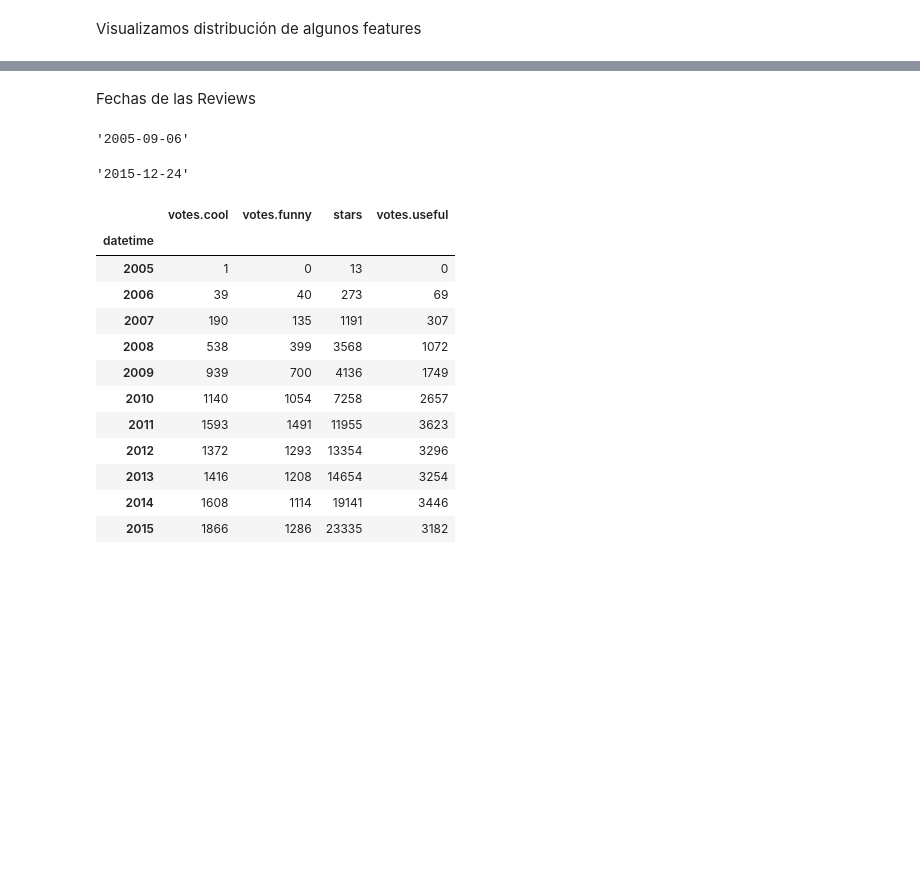
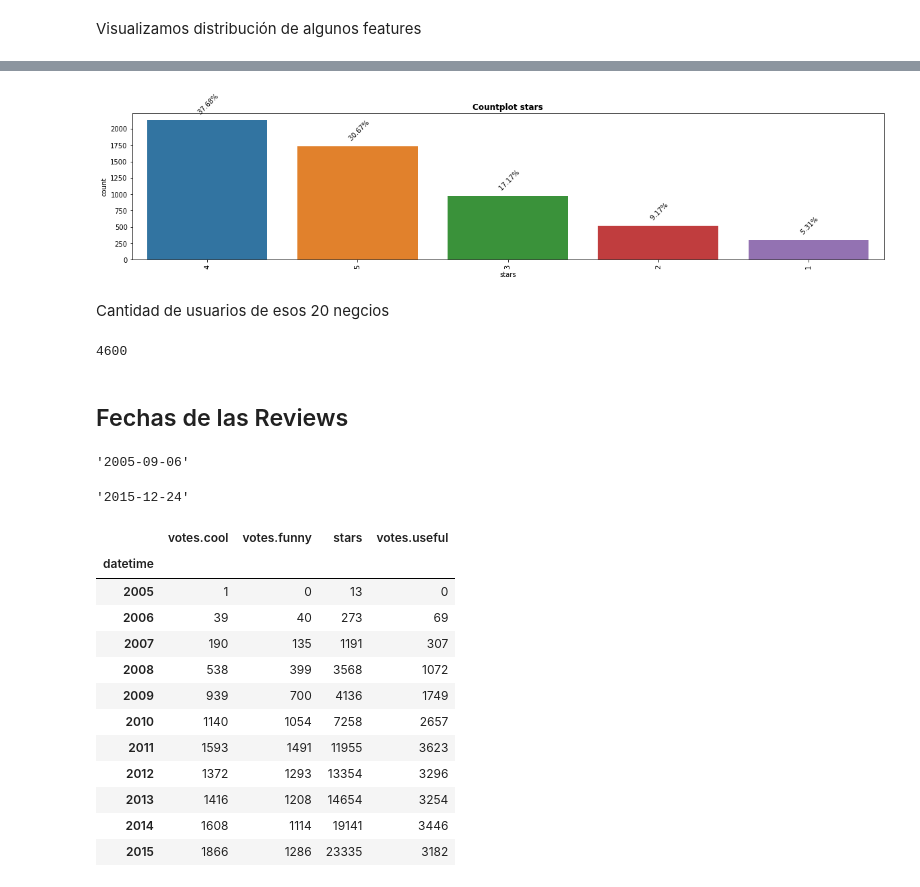
Before and after one commit to ivanjavierparra/Data-Science-Sprint-2, a Jupyter notebook: Segunda_entrega_NLP.ipynb, the cells around one changed output, grey strips where cells are left out. Saved outputs shown, nothing was run; the diff lists cells and outputs as text; code cells hidden in the pictures; blank space fills up the shorter version.

```diff
--- a/Segunda_entrega_NLP.ipynb
+++ b/Segunda_entrega_NLP.ipynb
@@ -187,5 +237,17 @@ KeyError: ignored
+# %%
+features = ['stars']
+
+graficar_countplot(df_aux, features)
+# %% [output]
+[figure, added]
+# %% [markdown]
+Cantidad de usuarios de esos 20 negcios
+# %%
+df_aux['user_id'].nunique()
+# %% [output]
+4600
 # %% [markdown]
-Fechas de las Reviews
+## Fechas de las Reviews
 # %%
 df['date'].min()
 # %% [output]
```
Also changed, not shown: parts of 50 cells of this notebook.
